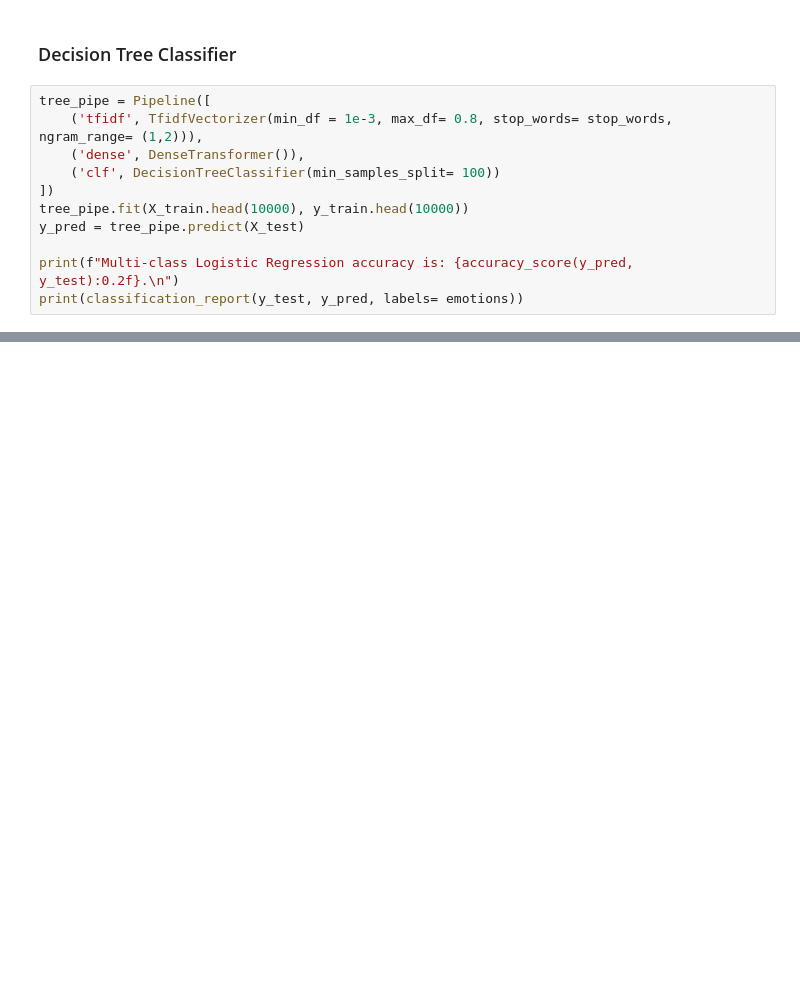
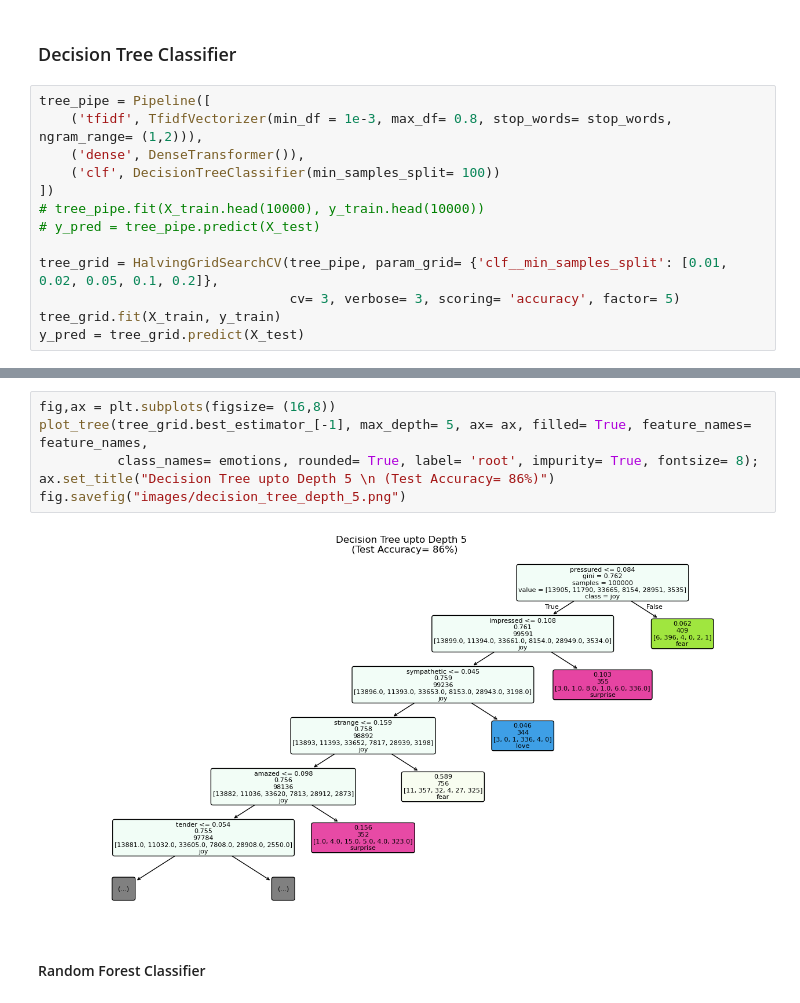
Before and after one commit to garimasc/emotional_classification, a Jupyter notebook: tfidf_classification_models.ipynb, the cells around one changed output, grey strips where cells are left out. Cells and saved outputs as stored; diff of their text form; blank space fills up the shorter version.

Commit message:
visualize decision tree and save models to .pkl files

```diff
--- a/tfidf_classification_models.ipynb
+++ b/tfidf_classification_models.ipynb
@@ -229,9 +239,11 @@ tree_pipe = Pipeline([
     ('dense', DenseTransformer()),
     ('clf', DecisionTreeClassifier(min_samples_split= 100))
 ])
-tree_pipe.fit(X_train.head(10000), y_train.head(10000))
-y_pred = tree_pipe.predict(X_test)
+# tree_pipe.fit(X_train.head(10000), y_train.head(10000))
+# y_pred = tree_pipe.predict(X_test)
 
-print(f"Multi-class Logistic Regression accuracy is: {accuracy_score(y_pred, y_test):0.2f}.\n")
-print(classification_report(y_test, y_pred, labels= emotions))
+tree_grid = HalvingGridSearchCV(tree_pipe, param_grid= {'clf__min_samples_split': [0.01, 0.02, 0.05, 0.1, 0.2]},
+                                cv= 3, verbose= 3, scoring= 'accuracy', factor= 5)
+tree_grid.fit(X_train, y_train)
+y_pred = tree_grid.predict(X_test)
 # %% [output]
@@ -252,2 +292,12 @@ weighted avg       0.85      0.84      0.84    232933
+# %%
+fig,ax = plt.subplots(figsize= (16,8))
+plot_tree(tree_grid.best_estimator_[-1], max_depth= 5, ax= ax, filled= True, feature_names= feature_names,
+          class_names= emotions, rounded= True, label= 'root', impurity= True, fontsize= 8);
+ax.set_title("Decision Tree upto Depth 5 \n (Test Accuracy= 86%)")
+fig.savefig("images/decision_tree_depth_5.png")
+# %% [output]
+[figure, added]
+# %% [markdown]
+#### Random Forest Classifier
 # %%
 rf_pipe = Pipeline([
```
Also changed, not shown: parts of 6 cells of this notebook, 5 other files.
